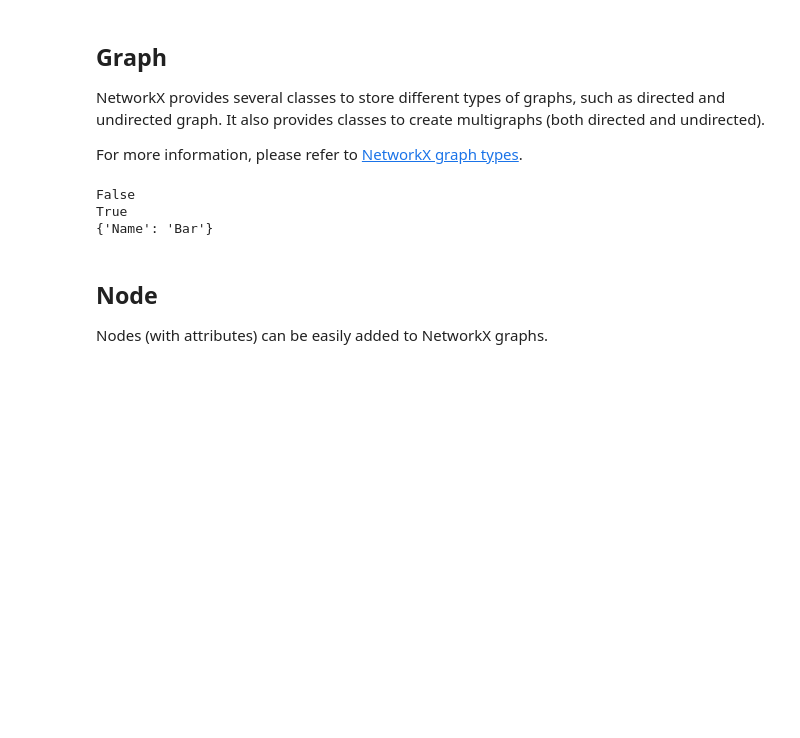
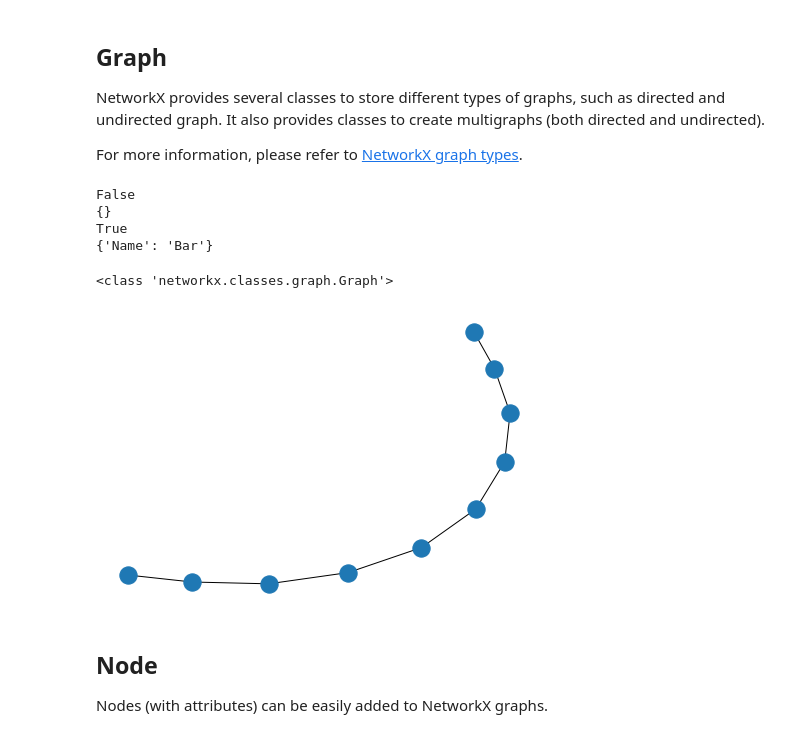
Before and after one commit to PolarisRisingWar/cs224w-2021-winter-colab, a Jupyter notebook: CS224W_Colab_0.ipynb, the cells around one changed output. Cells and saved outputs as stored; diff of their text form; code cells hidden in the pictures; blank space fills up the shorter version.

```diff
--- a/CS224W_Colab_0.ipynb
+++ b/CS224W_Colab_0.ipynb
@@ -31,6 +31,9 @@ For more information, please refer to [NetworkX graph types](https://networkx.or
 # Create an undirected graph G
 G = nx.Graph()
 print(G.is_directed())
+
+#prw
+print(G.graph)
 
 # Create a directed graph H
 H = nx.DiGraph()
@@ -41,8 +44,17 @@ G.graph["Name"] = "Bar"
 print(G.graph)
 # %% [output]
 False
+{}
 True
 {'Name': 'Bar'}
+# %%
+#PRW
+H = nx.path_graph(10)
+print(type(H))
+nx.draw(H)
+# %% [output]
+<class 'networkx.classes.graph.Graph'>
+[figure, added]
 # %% [markdown]
 ## Node
 
```
Also changed, not shown: parts of 12 cells of this notebook, 2 other files.
